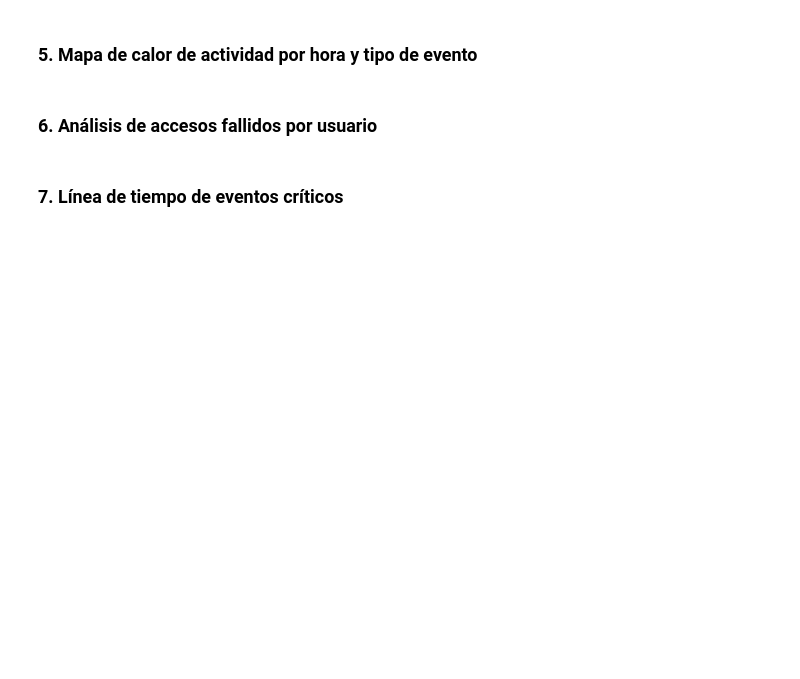
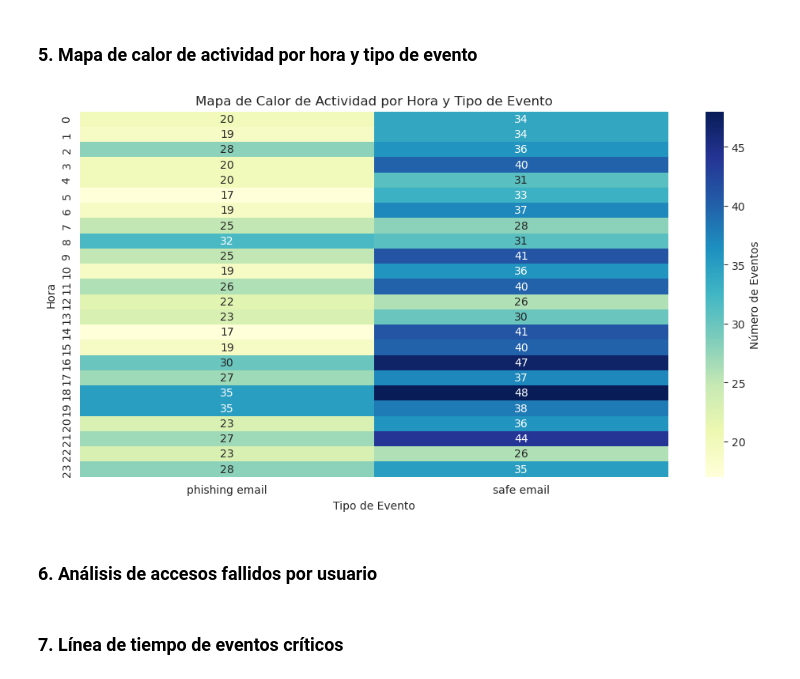
Before and after one commit to JonathanAlvarezW/practica_tres_gr_9, a Jupyter notebook: grupo9.ipynb, the cells around one changed output. Saved outputs shown, nothing was run; the diff lists cells and outputs as text; code cells hidden in the pictures; blank space fills up the shorter version.

```diff
--- a/grupo9.ipynb
+++ b/grupo9.ipynb
@@ -422,3 +422,26 @@ plt.savefig('activity_heatmap.png')
+# %%
+# Asegurar que 'Timestamp' es tipo datetime
+df['Timestamp'] = pd.to_datetime(df['Timestamp'], errors='coerce')
+
+# Extraer la hora del Timestamp
+df['Hour'] = df['Timestamp'].dt.hour
+
+# Agrupar por hora y tipo de evento (Email Type)
+heatmap_data = df.groupby(['Hour', 'Email Type']).size().unstack(fill_value=0)
+
+# Graficar mapa de calor
+plt.figure(figsize=(12, 6))
+sns.heatmap(heatmap_data, cmap='YlGnBu', annot=True, fmt='d', cbar_kws={'label': 'Número de Eventos'})
+
+# Etiquetas y título
+plt.title('Mapa de Calor de Actividad por Hora y Tipo de Evento')
+plt.xlabel('Tipo de Evento')
+plt.ylabel('Hora')
+
+# Mostrar gráfico
+plt.show()
+# %% [output]
+[figure, added]
 # %% [markdown]
 ### 6. Análisis de accesos fallidos por usuario
 # %%
```
Also changed, not shown: parts of 11 cells of this notebook, 2 other files.
